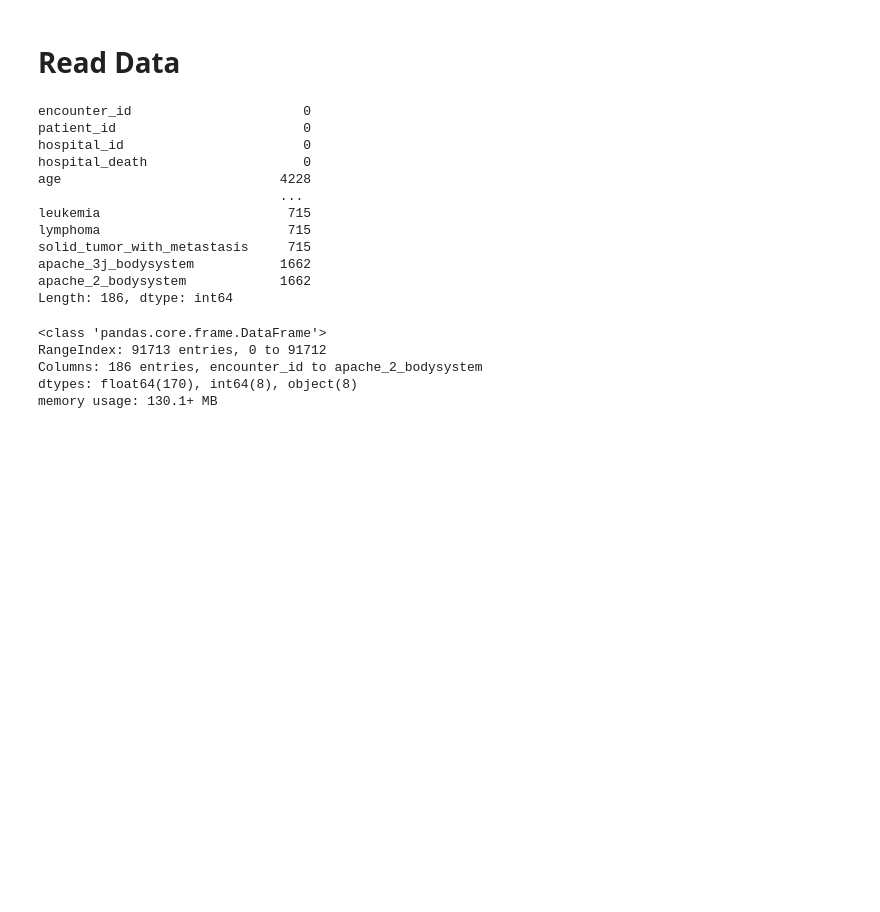
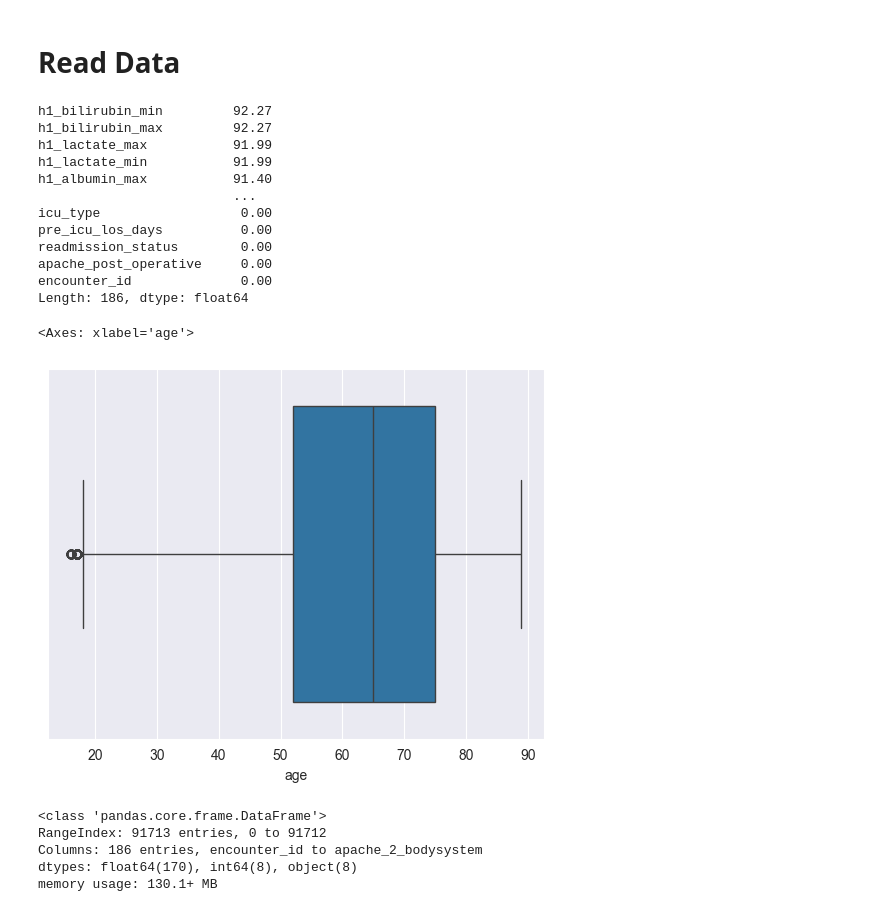
Before and after one commit to BVishal-Geek/Patient-Survival-Prediction---Dash-Visualization, a Jupyter notebook: src/main.ipynb, the cells around one changed output. Saved outputs shown, nothing was run; the diff lists cells and outputs as text; code cells hidden in the pictures; blank space fills up the shorter version.

```diff
--- a/src/main.ipynb
+++ b/src/main.ipynb
@@ -12,20 +14,25 @@ import plotly.express as px
 # %%
 df = pd.read_csv('/Users/vishal/Desktop/Way to New World/University/01_All_Semesters/02_Semester/01_Visualization of Complex Data/05_Projects/Patient-Survival-Prediction---Dash-Visualization/dataset/Dataset.csv')
 # %%
-df.isna().sum()
+round(df.isna().sum().sort_values(ascending=False)/len(df) * 100,2)
 # %% [output]
-encounter_id                      0
-patient_id                        0
-hospital_id                       0
-hospital_death                    0
-age                            4228
-                               ...
-leukemia                        715
-lymphoma                        715
-solid_tumor_with_metastasis     715
-apache_3j_bodysystem           1662
-apache_2_bodysystem            1662
-Length: 186, dtype: int64
+h1_bilirubin_min         92.27
+h1_bilirubin_max         92.27
+h1_lactate_max           91.99
+h1_lactate_min           91.99
+h1_albumin_max           91.40
+                         ...
+icu_type                  0.00
+pre_icu_los_days          0.00
+readmission_status        0.00
+apache_post_operative     0.00
+encounter_id              0.00
+Length: 186, dtype: float64
+# %%
+sns.boxplot(df, x='age')
+# %% [output]
+<Axes: xlabel='age'>
+[figure, added]
 # %%
 df.info()
 # %% [output]
```
Also changed, not shown: parts of 19 cells of this notebook.
